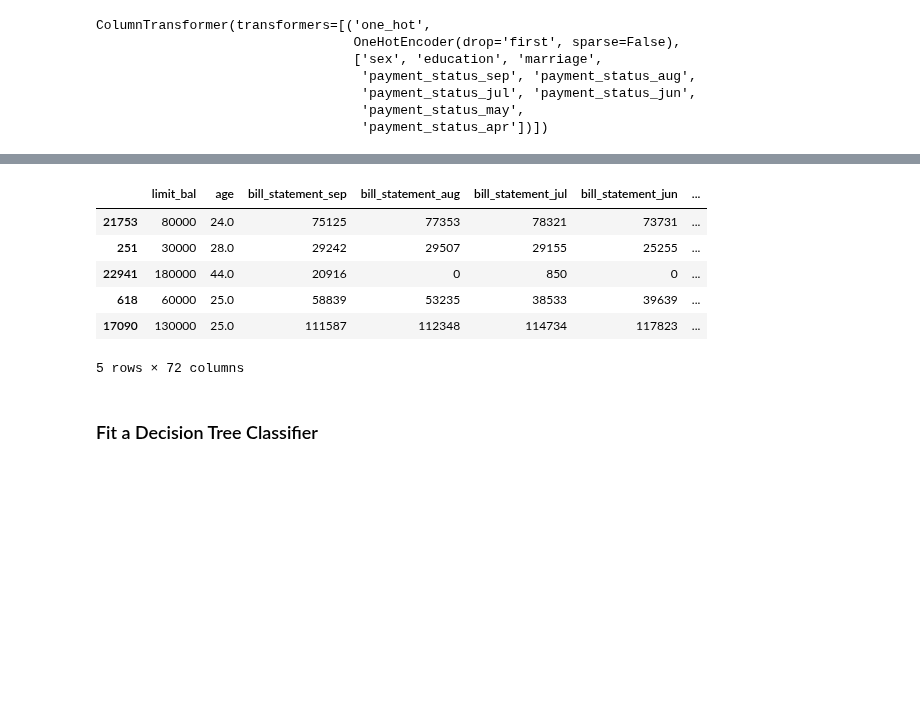
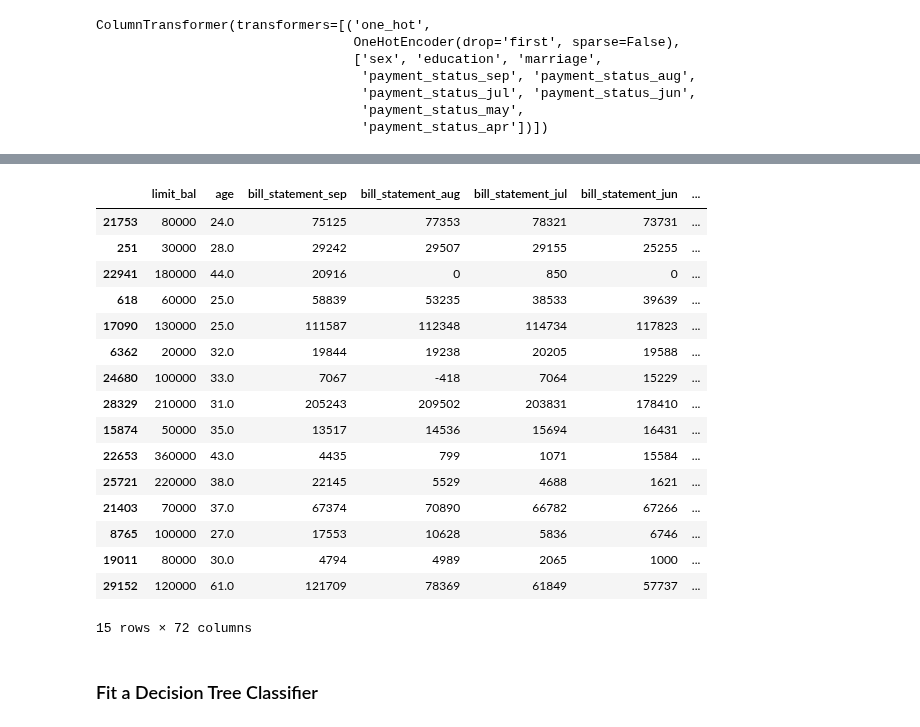
Before and after one commit to polyhedron-gdl/introduction-to-machine-learning-for-finance, a Jupyter notebook: 2022/1-notebooks/chapter-4-4.ipynb, the cells around one changed output, grey strips where cells are left out. Saved outputs shown, nothing was run; the diff lists cells and outputs as text; code cells hidden in the pictures; blank space fills up the shorter version.

```diff
--- a/2022/1-notebooks/chapter-4-4.ipynb
+++ b/2022/1-notebooks/chapter-4-4.ipynb
@@ -413,9 +419,7 @@ Name: education, Length: 24000, dtype: int32
 #
 # Select categorical features for one-hot encoding:
 #
-CAT_FEATURES = X_train.select_dtypes(include='object') \
-.columns \
-.to_list()
+CAT_FEATURES = X_train.select_dtypes(include='object').columns.to_list()
 CAT_FEATURES
 # %% [output]
 ['sex',
@@ -486,13 +495,23 @@ X_train_cat.head()
 # %%
-X_train_ohe.head()
+X_train_ohe.head(n=15)
 # %% [output]
 |  | limit_bal | age | bill_statement_sep | bill_statement_aug | bill_statement_jul | bill_statement_jun | ... |
 | 21753 | 80000 | 24.0 | 75125 | 77353 | 78321 | 73731 | ... |
 | 251 | 30000 | 28.0 | 29242 | 29507 | 29155 | 25255 | ... |
 | 22941 | 180000 | 44.0 | 20916 | 0 | 850 | 0 | ... |
 | 618 | 60000 | 25.0 | 58839 | 53235 | 38533 | 39639 | ... |
 | 17090 | 130000 | 25.0 | 111587 | 112348 | 114734 | 117823 | ... |
+| 6362 | 20000 | 32.0 | 19844 | 19238 | 20205 | 19588 | ... |
+| 24680 | 100000 | 33.0 | 7067 | -418 | 7064 | 15229 | ... |
+| 28329 | 210000 | 31.0 | 205243 | 209502 | 203831 | 178410 | ... |
+| 15874 | 50000 | 35.0 | 13517 | 14536 | 15694 | 16431 | ... |
+| 22653 | 360000 | 43.0 | 4435 | 799 | 1071 | 15584 | ... |
+| 25721 | 220000 | 38.0 | 22145 | 5529 | 4688 | 1621 | ... |
+| 21403 | 70000 | 37.0 | 67374 | 70890 | 66782 | 67266 | ... |
+| 8765 | 100000 | 27.0 | 17553 | 10628 | 5836 | 6746 | ... |
+| 19011 | 80000 | 30.0 | 4794 | 4989 | 2065 | 1000 | ... |
+| 29152 | 120000 | 61.0 | 121709 | 78369 | 61849 | 57737 | ... |
-5 rows × 72 columns
+15 rows × 72 columns
 # %% [markdown]
 ### Fit a Decision Tree Classifier
 # %%
```
Also changed, not shown: parts of 18 cells of this notebook, 1 other file.
